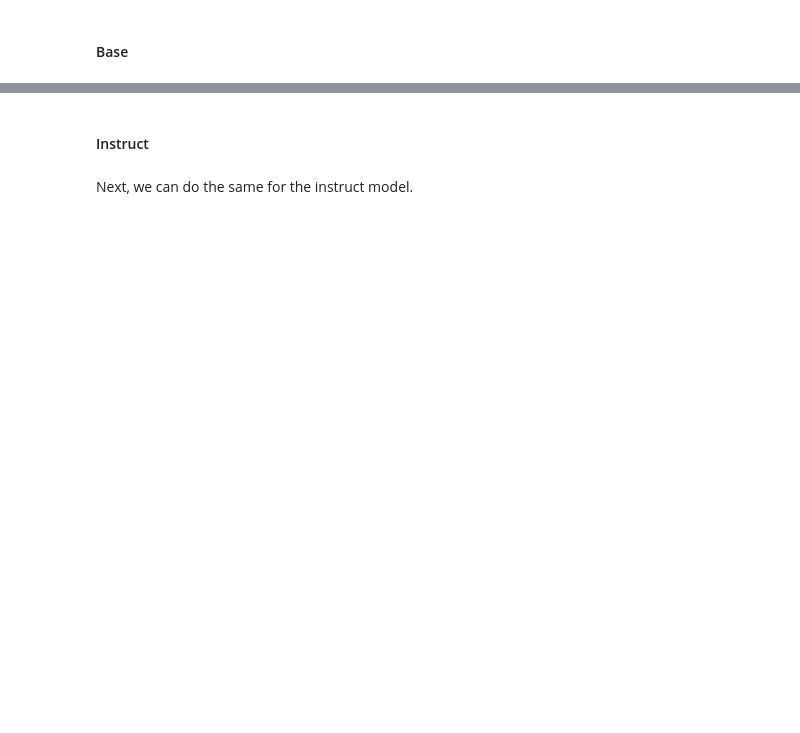
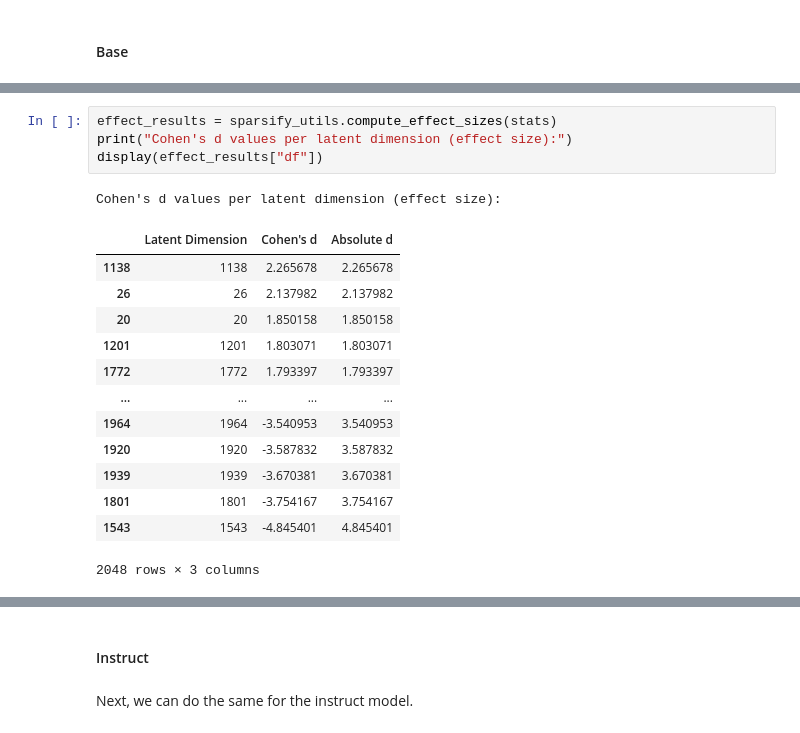
Before and after one commit to MisterXY89/sae-refusal-eval, a Jupyter notebook: src/SAE-refusal-direction.ipynb, the cells around one changed output, grey strips where cells are left out. Drawn from its saved outputs; the diff is of its cells as text; blank space fills up the shorter version.

```diff
--- a/src/SAE-refusal-direction.ipynb
+++ b/src/SAE-refusal-direction.ipynb
@@ -136,0 +253,19 @@ Now we extract the refusal direction from both models, following the SAE Microso
+# %%
+effect_results = sparsify_utils.compute_effect_sizes(stats)
+print("Cohen's d values per latent dimension (effect size):")
+display(effect_results["df"])
+# %% [output]
+Cohen's d values per latent dimension (effect size):
+|  | Latent Dimension | Cohen's d | Absolute d |
+| 1138 | 1138 | 2.265678 | 2.265678 |
+| 26 | 26 | 2.137982 | 2.137982 |
+| 20 | 20 | 1.850158 | 1.850158 |
+| 1201 | 1201 | 1.803071 | 1.803071 |
+| 1772 | 1772 | 1.793397 | 1.793397 |
+| ... | ... | ... | ... |
+| 1964 | 1964 | -3.540953 | 3.540953 |
+| 1920 | 1920 | -3.587832 | 3.587832 |
+| 1939 | 1939 | -3.670381 | 3.670381 |
+| 1801 | 1801 | -3.754167 | 3.754167 |
+| 1543 | 1543 | -4.845401 | 4.845401 |
+2048 rows × 3 columns
```
Also changed, not shown: parts of 27 cells of this notebook, 3 other files.
